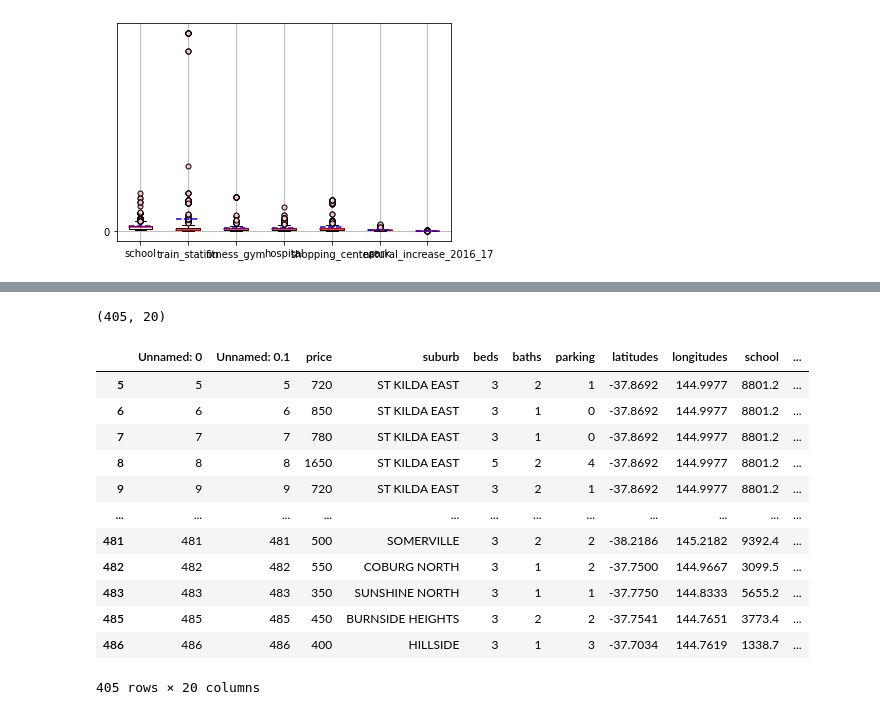
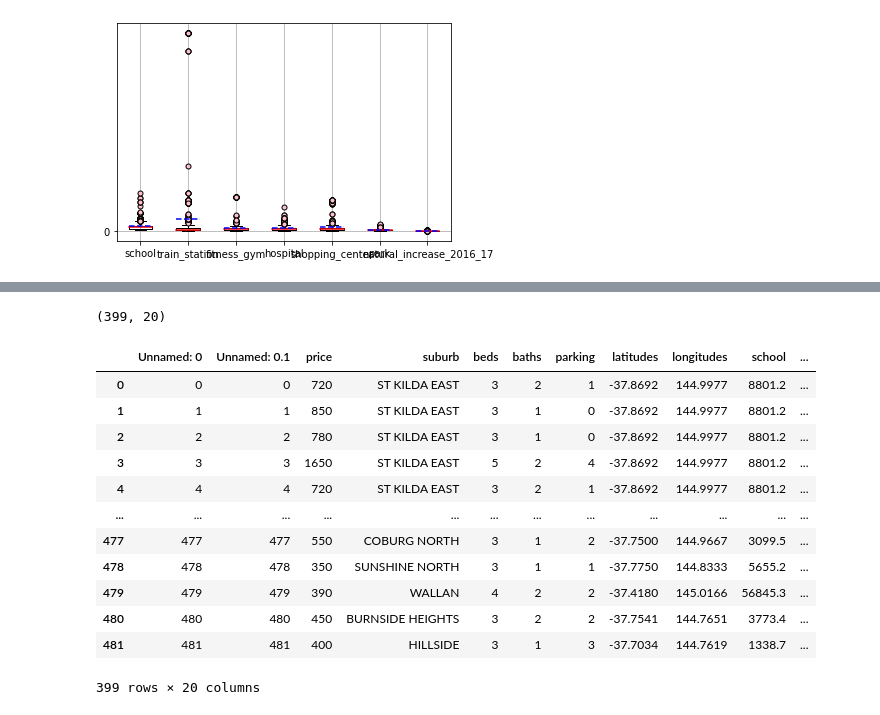
Before and after one commit to MAST30034-Applied-Data-Science/generic-real-estate-consulting-project-group-36, a Jupyter notebook: notebooks/select_data.ipynb, the cells around one changed output, grey strips where cells are left out. Cells and saved outputs as stored; diff of their text form; code cells hidden in the pictures.

```diff
--- a/notebooks/select_data.ipynb
+++ b/notebooks/select_data.ipynb
@@ -708,7 +238,8 @@ for i in ['school','train_station','fitness_gym','hospital','shopping_center','p
 #delete outlier/ extreme points  for house
 
 df = pd.read_csv("../data/curated/match_clean_house.csv")
-df = df[df['school']<=50000]
+df = df[df['price']<=1800] #Exorbitant rents may related to luxurious decoration
+df = df[df['price']>0]   #rent price should be positive
 df = df[df['train_station']<=100000]
 df = df[df['fitness_gym']<=25000]
 df = df[df['hospital']<=25000]
@@ -718,26 +249,26 @@ df = df[df['natural_increase_2016_17']>=10]
 
 df.shape
 # %% [output]
-(405, 20)
+(399, 20)
 # %%
 #save to csv
 
-df.to_csv('../data/curated/match_house_16_s.csv')
+df.to_csv('../data/curated/match_house16_s.csv')
 df
 # %% [output]
 |  | Unnamed: 0 | Unnamed: 0.1 | price | suburb | beds | baths | parking | latitudes | longitudes | school | ... |
-| 5 | 5 | 5 | 720 | ST KILDA EAST | 3 | 2 | 1 | -37.8692 | 144.9977 | 8801.2 | ... |
-| 6 | 6 | 6 | 850 | ST KILDA EAST | 3 | 1 | 0 | -37.8692 | 144.9977 | 8801.2 | ... |
-| 7 | 7 | 7 | 780 | ST KILDA EAST | 3 | 1 | 0 | -37.8692 | 144.9977 | 8801.2 | ... |
-| 8 | 8 | 8 | 1650 | ST KILDA EAST | 5 | 2 | 4 | -37.8692 | 144.9977 | 8801.2 | ... |
-| 9 | 9 | 9 | 720 | ST KILDA EAST | 3 | 2 | 1 | -37.8692 | 144.9977 | 8801.2 | ... |
+| 0 | 0 | 0 | 720 | ST KILDA EAST | 3 | 2 | 1 | -37.8692 | 144.9977 | 8801.2 | ... |
+| 1 | 1 | 1 | 850 | ST KILDA EAST | 3 | 1 | 0 | -37.8692 | 144.9977 | 8801.2 | ... |
+| 2 | 2 | 2 | 780 | ST KILDA EAST | 3 | 1 | 0 | -37.8692 | 144.9977 | 8801.2 | ... |
+| 3 | 3 | 3 | 1650 | ST KILDA EAST | 5 | 2 | 4 | -37.8692 | 144.9977 | 8801.2 | ... |
+| 4 | 4 | 4 | 720 | ST KILDA EAST | 3 | 2 | 1 | -37.8692 | 144.9977 | 8801.2 | ... |
 | ... | ... | ... | ... | ... | ... | ... | ... | ... | ... | ... | ... |
-| 481 | 481 | 481 | 500 | SOMERVILLE | 3 | 2 | 2 | -38.2186 | 145.2182 | 9392.4 | ... |
-| 482 | 482 | 482 | 550 | COBURG NORTH | 3 | 1 | 2 | -37.7500 | 144.9667 | 3099.5 | ... |
-| 483 | 483 | 483 | 350 | SUNSHINE NORTH | 3 | 1 | 1 | -37.7750 | 144.8333 | 5655.2 | ... |
-| 485 | 485 | 485 | 450 | BURNSIDE HEIGHTS | 3 | 2 | 2 | -37.7541 | 144.7651 | 3773.4 | ... |
-| 486 | 486 | 486 | 400 | HILLSIDE | 3 | 1 | 3 | -37.7034 | 144.7619 | 1338.7 | ... |
+| 477 | 477 | 477 | 550 | COBURG NORTH | 3 | 1 | 2 | -37.7500 | 144.9667 | 3099.5 | ... |
+| 478 | 478 | 478 | 350 | SUNSHINE NORTH | 3 | 1 | 1 | -37.7750 | 144.8333 | 5655.2 | ... |
+| 479 | 479 | 479 | 390 | WALLAN | 4 | 2 | 2 | -37.4180 | 145.0166 | 56845.3 | ... |
+| 480 | 480 | 480 | 450 | BURNSIDE HEIGHTS | 3 | 2 | 2 | -37.7541 | 144.7651 | 3773.4 | ... |
+| 481 | 481 | 481 | 400 | HILLSIDE | 3 | 1 | 3 | -37.7034 | 144.7619 | 1338.7 | ... |
-405 rows × 20 columns
+399 rows × 20 columns
 # %%
 #check house data
 for i in ['train_station','fitness_gym','hospital','shopping_center','park','natural_increase_2016_17']:
```
Also changed, not shown: parts of 42 cells of this notebook, 3 other files.
